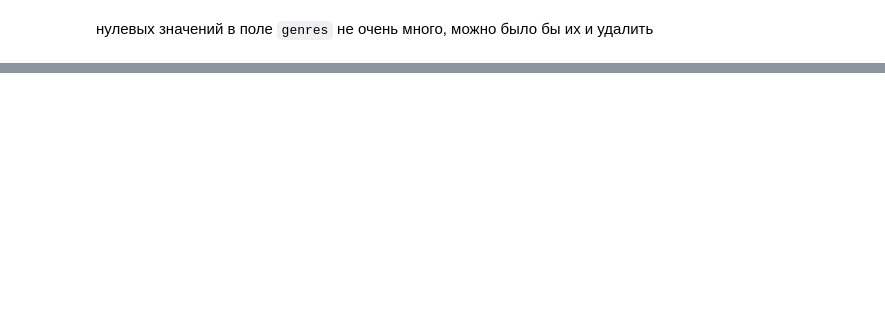
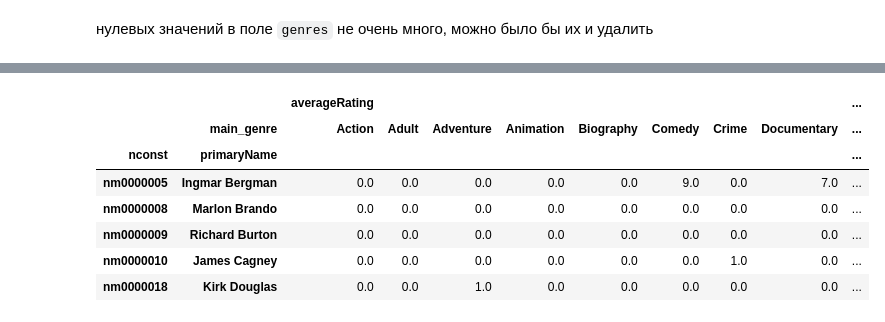
Before and after one commit to musinit/netflix_research, a Jupyter notebook: IMDb directors rating.ipynb, the cells around one changed output, grey strips where cells are left out. Cells and saved outputs as stored; diff of their text form; code cells hidden in the pictures; blank space fills up the shorter version.

Commit message:
UPD: directors rating by genre

```diff
--- a/IMDb directors rating.ipynb
+++ b/IMDb directors rating.ipynb
@@ -207,0 +226,13 @@ films_with_directors.head()
+# %%
+number_of_films = pd.pivot_table(films_with_directors, columns='main_genre', index=['nconst', 'primaryName'],
+                          values=['averageRating'], aggfunc='count').fillna(0)
+number_of_films.head()
+# %% [output]
+|  |  | averageRating |  |  |  |  |  |  |  | ... |
+|  | main_genre | Action | Adult | Adventure | Animation | Biography | Comedy | Crime | Documentary | ... |
+| nconst | primaryName |  |  |  |  |  |  |  |  | ... |
+| nm0000005 | Ingmar Bergman | 0.0 | 0.0 | 0.0 | 0.0 | 0.0 | 9.0 | 0.0 | 7.0 | ... |
+| nm0000008 | Marlon Brando | 0.0 | 0.0 | 0.0 | 0.0 | 0.0 | 0.0 | 0.0 | 0.0 | ... |
+| nm0000009 | Richard Burton | 0.0 | 0.0 | 0.0 | 0.0 | 0.0 | 0.0 | 0.0 | 0.0 | ... |
+| nm0000010 | James Cagney | 0.0 | 0.0 | 0.0 | 0.0 | 0.0 | 0.0 | 1.0 | 0.0 | ... |
+| nm0000018 | Kirk Douglas | 0.0 | 0.0 | 1.0 | 0.0 | 0.0 | 0.0 | 0.0 | 0.0 | ... |
```
Also changed, not shown: parts of 28 cells of this notebook.
